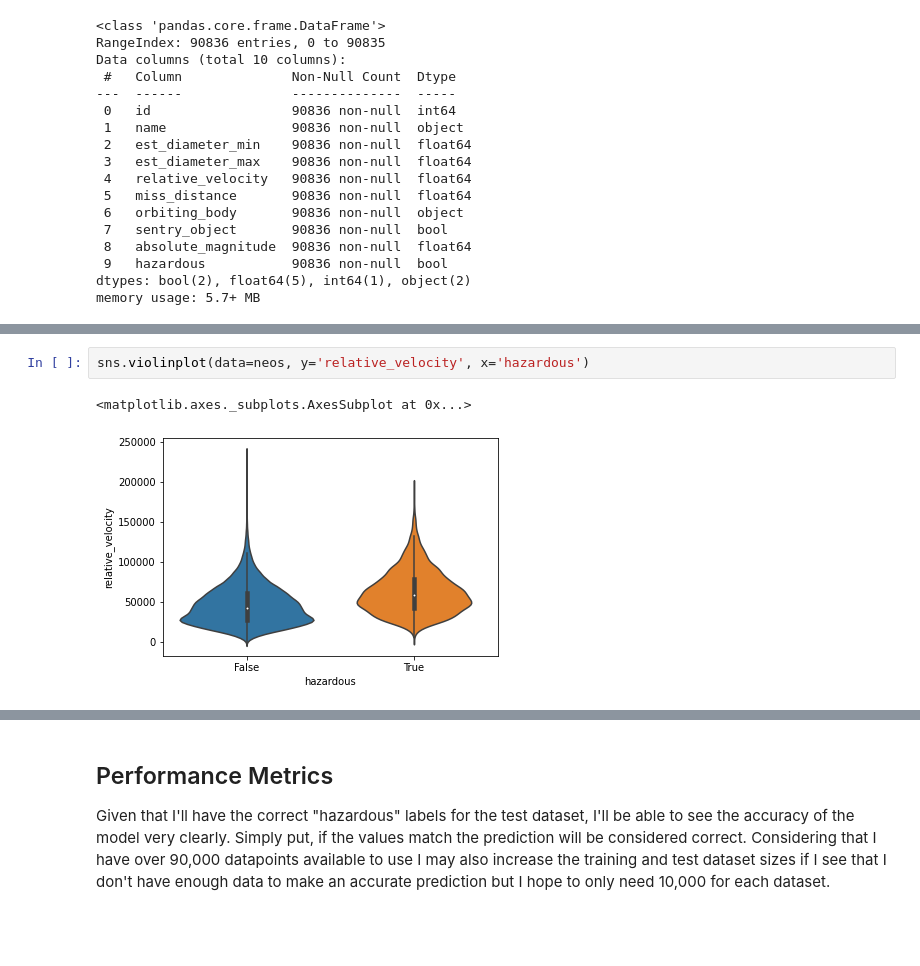
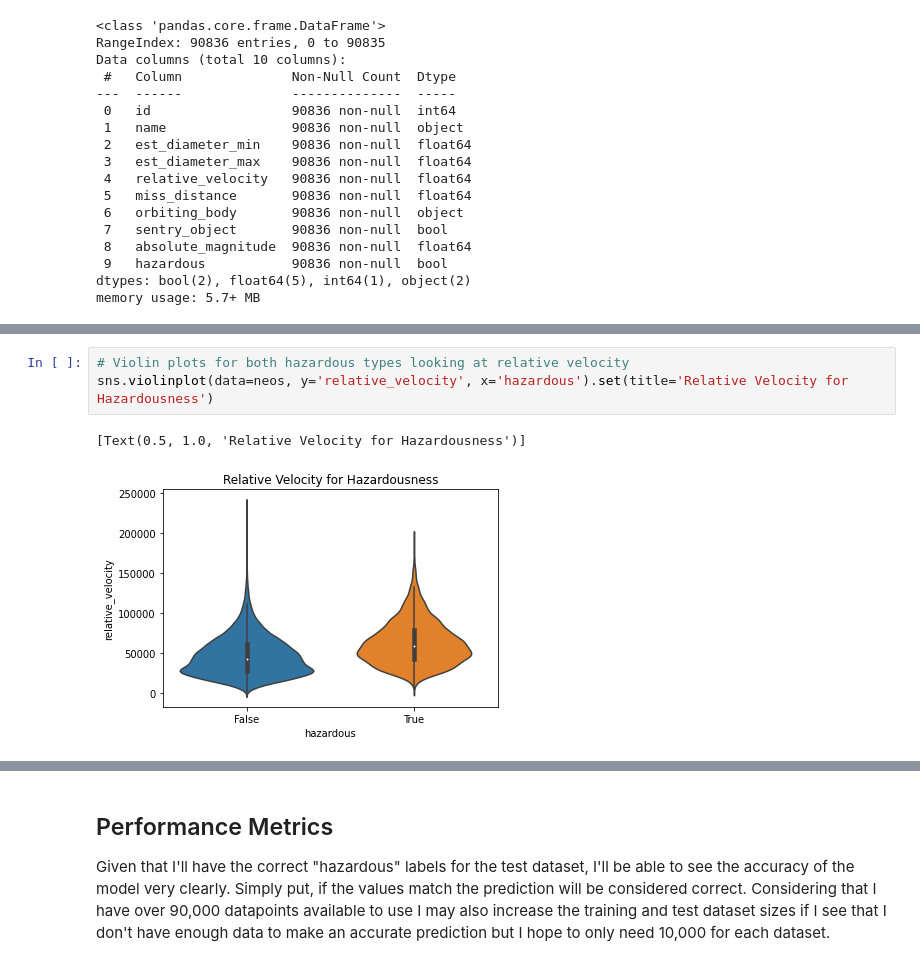
Before and after one commit to samarakoon-ryan/NASA-nearest-earth-objects-modeling, a Jupyter notebook: week1_assignment.ipynb, the cells around one changed output, grey strips where cells are left out. Saved outputs shown, nothing was run; the diff lists cells and outputs as text; blank space fills up the shorter version.

```diff
--- a/week1_assignment.ipynb
+++ b/week1_assignment.ipynb
@@ -81,5 +75,6 @@ sns.scatterplot(data=neos, x='relative_velocity', y='hazardous')
-# %%
-sns.violinplot(data=neos, y='relative_velocity', x='hazardous')
-# %% [output]
-<matplotlib.axes._subplots.AxesSubplot at 0x...>
-[figure, removed]
+# %%
+# Violin plots for both hazardous types looking at relative velocity
+sns.violinplot(data=neos, y='relative_velocity', x='hazardous').set(title='Relative Velocity for Hazardousness')
+# %% [output]
+[Text(0.5, 1.0, 'Relative Velocity for Hazardousness')]
+[figure, added]
```
Also changed, not shown: parts of 14 cells of this notebook.
